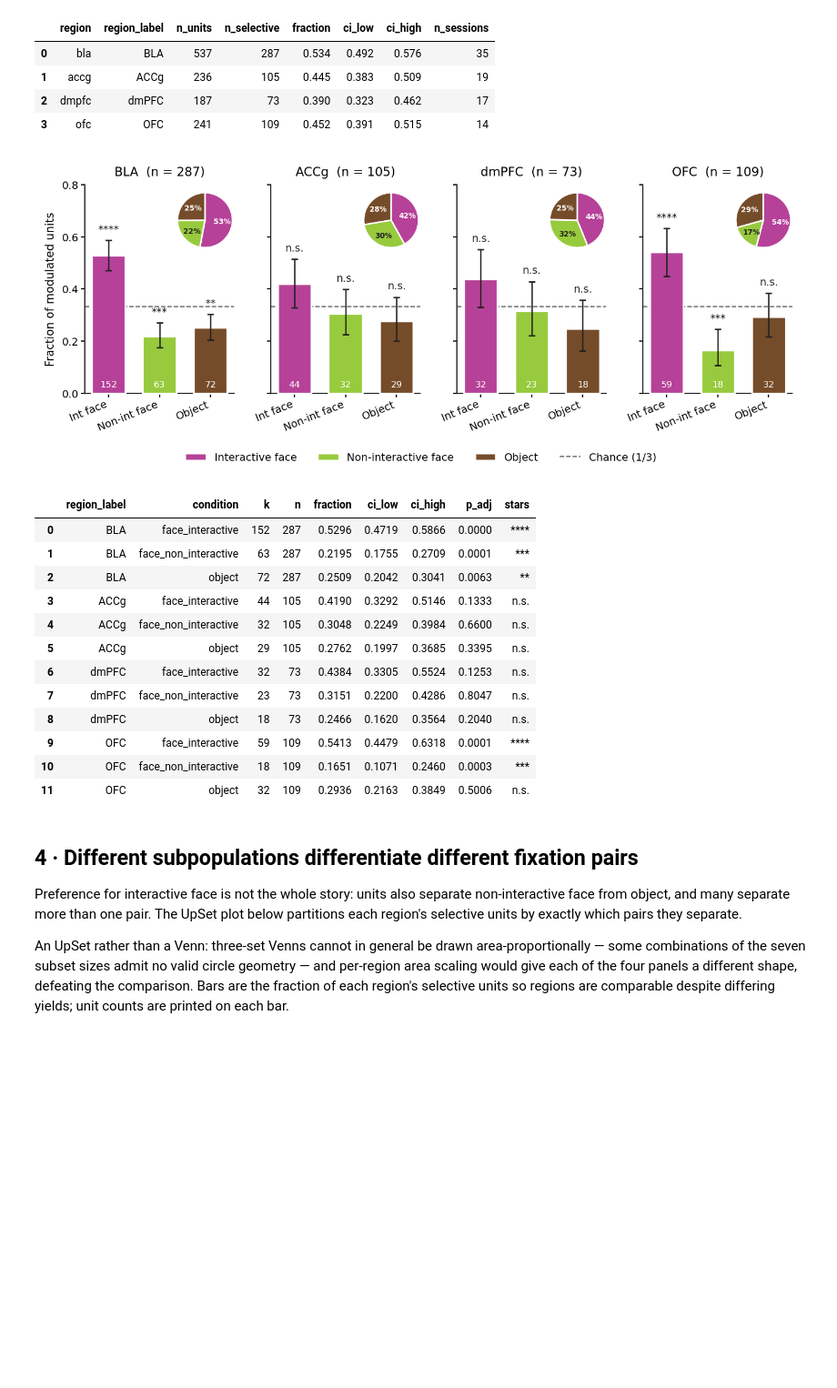
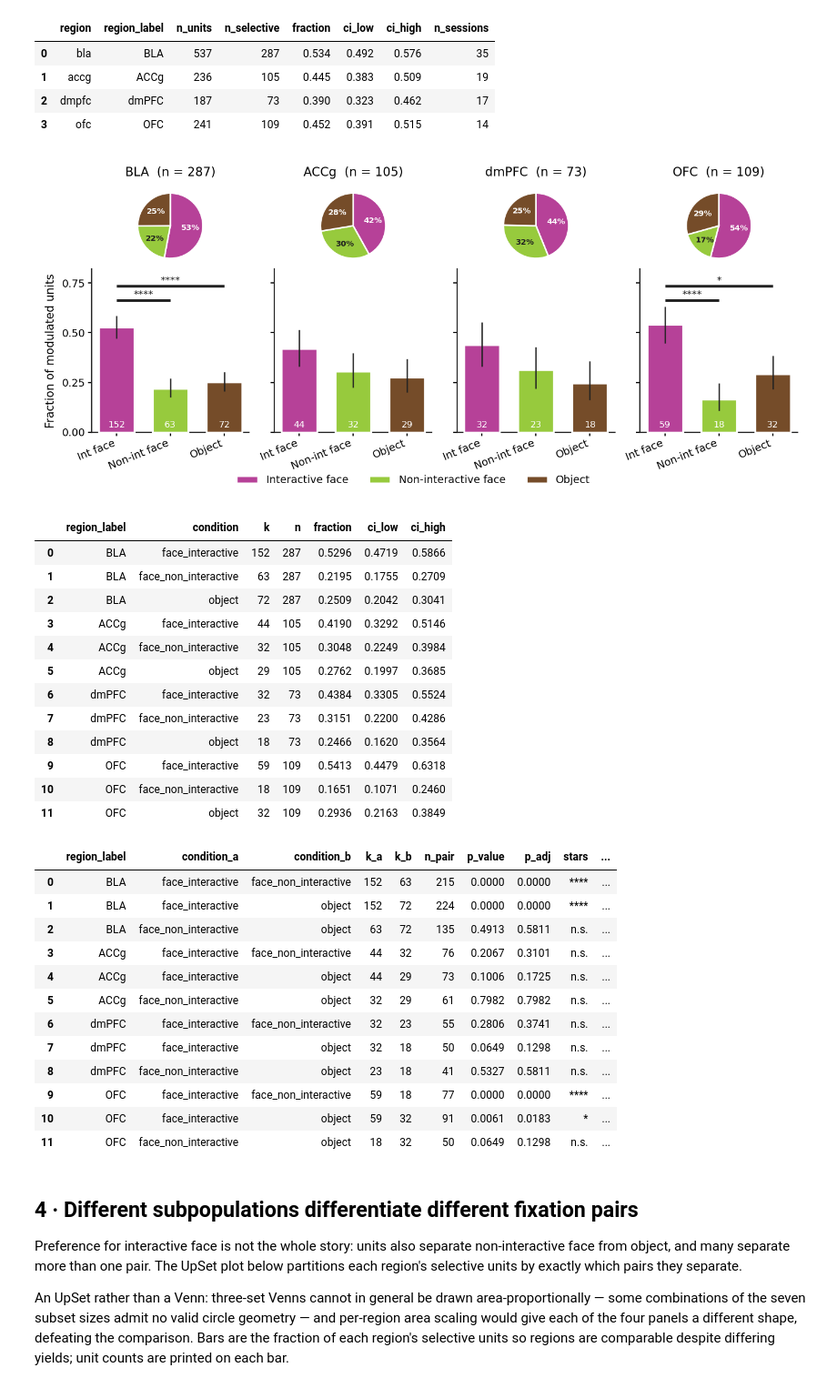
Before and after one commit to gprabaha/dal_monte_2022_analysis, a Jupyter notebook: notebooks/single_unit_thesis/single_unit_thesis_chapter_results.ipynb, the cells around one changed output. Shown at 91% size. Drawn from its saved outputs; the diff is of its cells as text; code cells hidden in the pictures; blank space fills up the shorter version.

```diff
--- a/notebooks/single_unit_thesis/single_unit_thesis_chapter_results.ipynb
+++ b/notebooks/single_unit_thesis/single_unit_thesis_chapter_results.ipynb
@@ -169,32 +174,52 @@ display(yield_table.round(3))
 | 2 | dmpfc | dmPFC | 187 | 73 | 0.390 | 0.323 | 0.462 | 17 |
 | 3 | ofc | OFC | 241 | 109 | 0.452 | 0.391 | 0.515 | 14 |
 # %%
-fig, preference_table = figs.plot_preferred_condition_panel(units.loc[units["is_selective"]])
+fig, preference_table, preference_contrasts = figs.plot_preferred_condition_panel(
+    units.loc[units["is_selective"]]
+)
 FIGURE_MANIFEST["fig03_preferred_condition"] = style.save_thesis_figure(
     fig, FIGURE_SETTINGS, "fig03_preferred_condition"
 )
 display(Image(data=style.figure_to_png_bytes(fig)))
 display(
     preference_table.loc[
-        :, ["region_label", "condition", "k", "n", "fraction", "ci_low", "ci_high",
-            "p_adj", "stars"]
+        :, ["region_label", "condition", "k", "n", "fraction", "ci_low", "ci_high"]
     ].round(4)
 )
+display(
+    preference_contrasts.loc[
+        :, ["region_label", "condition_a", "condition_b", "k_a", "k_b", "n_pair",
+            "p_value", "p_adj", "stars", "significant"]
+    ].round(4)
+)
 # %% [output]
-[figure, old version]
+[figure, new version]
-|  | region_label | condition | k | n | fraction | ci_low | ci_high | p_adj | stars |
-| 0 | BLA | face_interactive | 152 | 287 | 0.5296 | 0.4719 | 0.5866 | 0.0000 | **** |
-| 1 | BLA | face_non_interactive | 63 | 287 | 0.2195 | 0.1755 | 0.2709 | 0.0001 | *** |
-| 2 | BLA | object | 72 | 287 | 0.2509 | 0.2042 | 0.3041 | 0.0063 | ** |
-| 3 | ACCg | face_interactive | 44 | 105 | 0.4190 | 0.3292 | 0.5146 | 0.1333 | n.s. |
-| 4 | ACCg | face_non_interactive | 32 | 105 | 0.3048 | 0.2249 | 0.3984 | 0.6600 | n.s. |
-| 5 | ACCg | object | 29 | 105 | 0.2762 | 0.1997 | 0.3685 | 0.3395 | n.s. |
-| 6 | dmPFC | face_interactive | 32 | 73 | 0.4384 | 0.3305 | 0.5524 | 0.1253 | n.s. |
-| 7 | dmPFC | face_non_interactive | 23 | 73 | 0.3151 | 0.2200 | 0.4286 | 0.8047 | n.s. |
-| 8 | dmPFC | object | 18 | 73 | 0.2466 | 0.1620 | 0.3564 | 0.2040 | n.s. |
-| 9 | OFC | face_interactive | 59 | 109 | 0.5413 | 0.4479 | 0.6318 | 0.0001 | **** |
-| 10 | OFC | face_non_interactive | 18 | 109 | 0.1651 | 0.1071 | 0.2460 | 0.0003 | *** |
-| 11 | OFC | object | 32 | 109 | 0.2936 | 0.2163 | 0.3849 | 0.5006 | n.s. |
+|  | region_label | condition | k | n | fraction | ci_low | ci_high |
+| 0 | BLA | face_interactive | 152 | 287 | 0.5296 | 0.4719 | 0.5866 |
+| 1 | BLA | face_non_interactive | 63 | 287 | 0.2195 | 0.1755 | 0.2709 |
+| 2 | BLA | object | 72 | 287 | 0.2509 | 0.2042 | 0.3041 |
+| 3 | ACCg | face_interactive | 44 | 105 | 0.4190 | 0.3292 | 0.5146 |
+| 4 | ACCg | face_non_interactive | 32 | 105 | 0.3048 | 0.2249 | 0.3984 |
+| 5 | ACCg | object | 29 | 105 | 0.2762 | 0.1997 | 0.3685 |
+| 6 | dmPFC | face_interactive | 32 | 73 | 0.4384 | 0.3305 | 0.5524 |
+| 7 | dmPFC | face_non_interactive | 23 | 73 | 0.3151 | 0.2200 | 0.4286 |
+| 8 | dmPFC | object | 18 | 73 | 0.2466 | 0.1620 | 0.3564 |
+| 9 | OFC | face_interactive | 59 | 109 | 0.5413 | 0.4479 | 0.6318 |
+| 10 | OFC | face_non_interactive | 18 | 109 | 0.1651 | 0.1071 | 0.2460 |
+| 11 | OFC | object | 32 | 109 | 0.2936 | 0.2163 | 0.3849 |
+|  | region_label | condition_a | condition_b | k_a | k_b | n_pair | p_value | p_adj | stars | ... |
+| 0 | BLA | face_interactive | face_non_interactive | 152 | 63 | 215 | 0.0000 | 0.0000 | **** | ... |
+| 1 | BLA | face_interactive | object | 152 | 72 | 224 | 0.0000 | 0.0000 | **** | ... |
+| 2 | BLA | face_non_interactive | object | 63 | 72 | 135 | 0.4913 | 0.5811 | n.s. | ... |
+| 3 | ACCg | face_interactive | face_non_interactive | 44 | 32 | 76 | 0.2067 | 0.3101 | n.s. | ... |
+| 4 | ACCg | face_interactive | object | 44 | 29 | 73 | 0.1006 | 0.1725 | n.s. | ... |
+| 5 | ACCg | face_non_interactive | object | 32 | 29 | 61 | 0.7982 | 0.7982 | n.s. | ... |
+| 6 | dmPFC | face_interactive | face_non_interactive | 32 | 23 | 55 | 0.2806 | 0.3741 | n.s. | ... |
+| 7 | dmPFC | face_interactive | object | 32 | 18 | 50 | 0.0649 | 0.1298 | n.s. | ... |
+| 8 | dmPFC | face_non_interactive | object | 23 | 18 | 41 | 0.5327 | 0.5811 | n.s. | ... |
+| 9 | OFC | face_interactive | face_non_interactive | 59 | 18 | 77 | 0.0000 | 0.0000 | **** | ... |
+| 10 | OFC | face_interactive | object | 59 | 32 | 91 | 0.0061 | 0.0183 | * | ... |
+| 11 | OFC | face_non_interactive | object | 18 | 32 | 50 | 0.0649 | 0.1298 | n.s. | ... |
 # %% [markdown]
 ## 4 · Different subpopulations differentiate different fixation pairs
 
```
Also changed, not shown: parts of 4 cells of this notebook, 6 other files.
